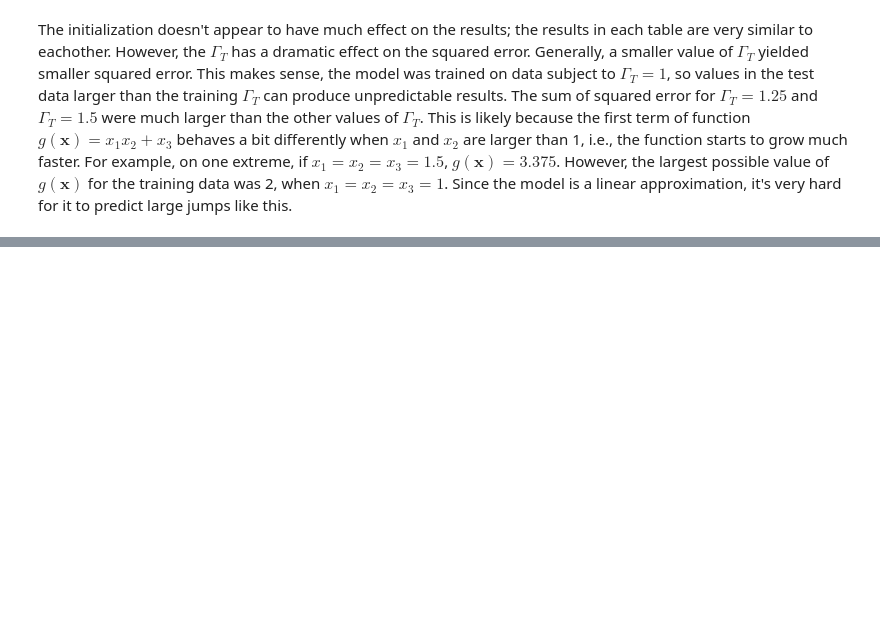
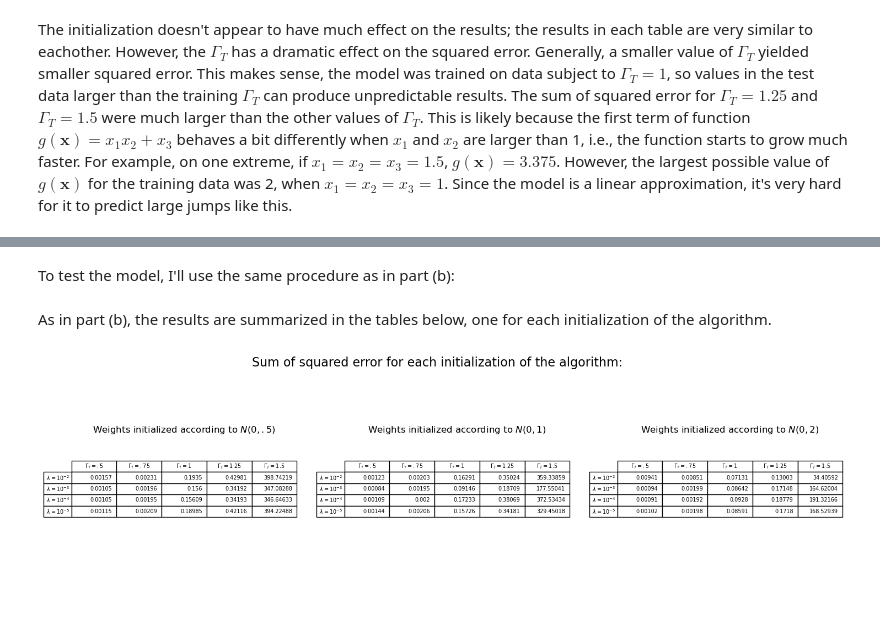
Before and after one commit to pritchardhenry/NonLinearLS, a Jupyter notebook: solution.ipynb, the cells around one changed output, grey strips where cells are left out. Cells and saved outputs as stored; diff of their text form; code cells hidden in the pictures; blank space fills up the shorter version.

Commit message:
part c

```diff
--- a/solution.ipynb
+++ b/solution.ipynb
@@ -390,0 +471,56 @@ def g(x_1, x_2, x_3):
+# %% [markdown]
+To test the model, I'll use the same procedure as in part (b):
+# %%
+# test data
+ctest_x, ctest_y = calc_rand_test(100, [.5, .75, 1, 1.25, 1.5], lambda x_1, x_2, x_3: np.exp(x_1 + x_2 + x_3))
+cweights_05 = [cweights_2, cweights_3, cweights_4, cweights_5]
+cweights_01 = [cweights_21, cweights_31, cweights_41, cweights_51]
+cweights_02 = [cweights_22, cweights_32, cweights_42, cweights_52]
+cerror_05 = []
+cerror_01 = []
+cerror_02 = []
+for i in range(4):
+    e05 = []
+    e01 = []
+    e02 = []
+    for j in range(5):
+        e05.append(squared_error(ctest_x[j], ctest_y[j], cweights_05[i]))
+        e01.append(squared_error(ctest_x[j], ctest_y[j], cweights_01[i]))
+        e02.append(squared_error(ctest_x[j], ctest_y[j], cweights_02[i]))
+    cerror_05.append(e05)
+    cerror_01.append(e01)
+    cerror_02.append(e02)
+# %% [markdown]
+As in part (b), the results are summarized in the tables below, one for each initialization of the algorithm.
+# %%
+columns = ["$\Gamma_T = .5$", "$\Gamma_T = .75$", "$\Gamma_T = 1$", "$\Gamma_T = 1.25$", "$\Gamma_T = 1.5$"]
+rows = ["$\lambda = 10^{-2}$", "$\lambda = 10^{-3}$", "$\lambda = 10^{-4}$", "$\lambda = 10^{-5}$"]
+cerror_05 = np.array(cerror_05)
+cerror_01 = np.array(cerror_01)
+cerror_02 = np.array(cerror_02)
+cerror_05 = np.round(cerror_05, 5)
+cerror_01 = np.round(cerror_01, 5)
+cerror_02 = np.round(cerror_02, 5)
+
+fig, ax = plt.subplots(1, 3, figsize=(15, 5))
+
+ax[0].axis('tight')
+ax[0].axis('off')
+ax[0].table(cellText=cerror_05, rowLabels=rows, colLabels=columns, loc='center')
+ax[0].set_title("Weights initialized according to $N(0,.5)$", y= .7)
+
+ax[1].axis('tight')
+ax[1].axis('off')
+ax[1].table(cellText=cerror_01, rowLabels=rows, colLabels=columns, loc='center')
+ax[1].set_title("Weights initialized according to $N(0,1)$", y= .7)
+
+ax[2].axis('tight')
+ax[2].axis('off')
+ax[2].table(cellText=cerror_02, rowLabels=rows, colLabels=columns, loc='center')
+ax[2].set_title("Weights initialized according to $N(0,2)$", y= .7)
+
+plt.tight_layout()
+fig.suptitle("Sum of squared error for each initialization of the algorithm:", fontsize=16)
+plt.show()
+# %% [output]
+[figure, added]
```
Also changed, not shown: parts of 15 cells of this notebook.
